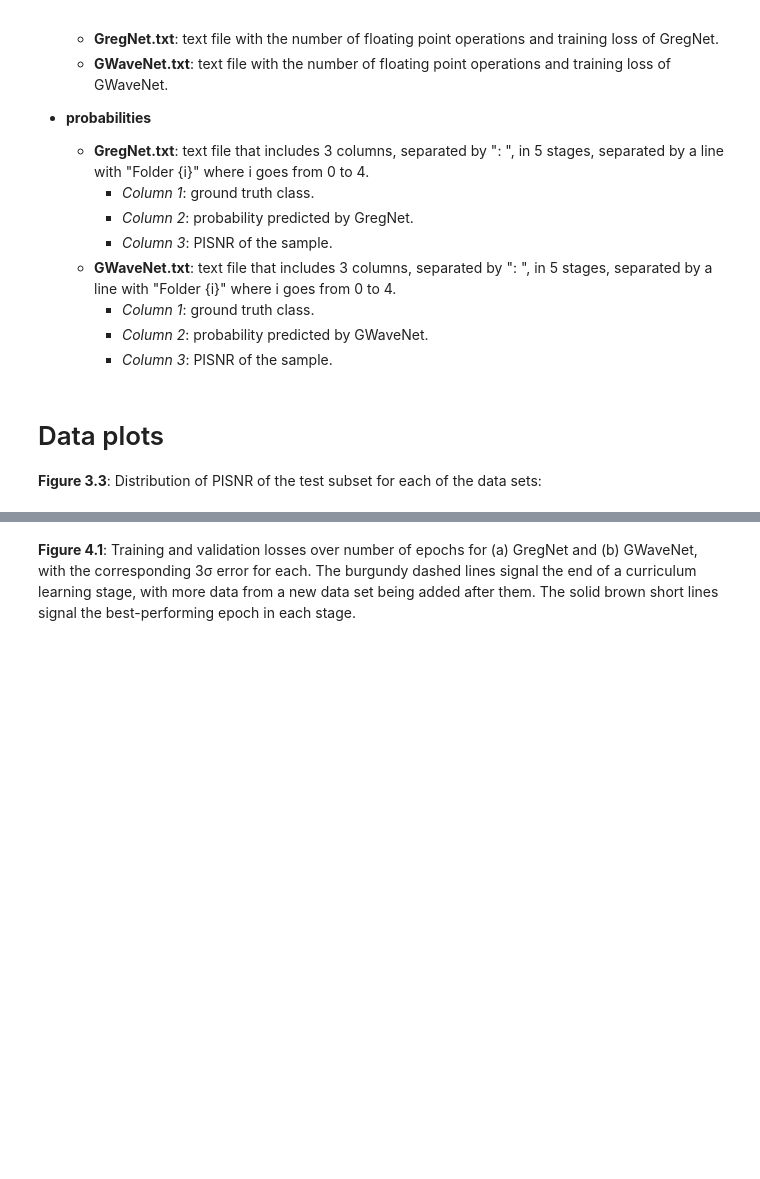
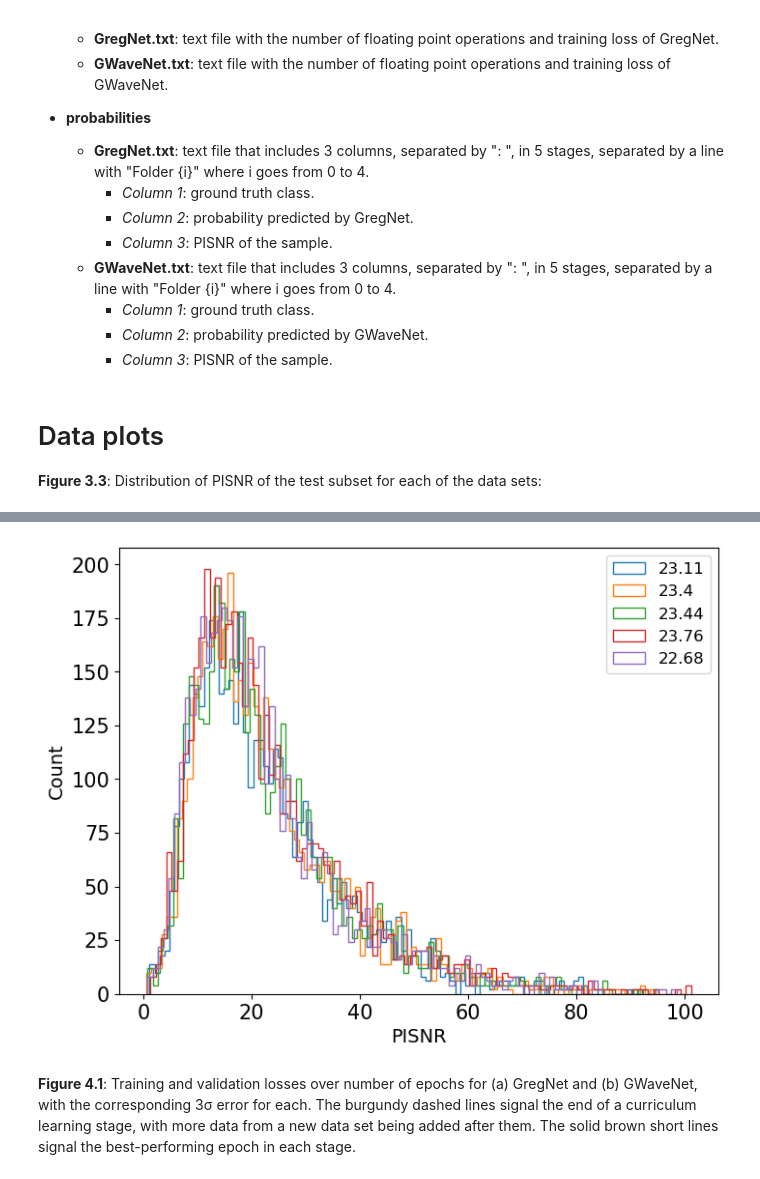
Before and after one commit to anaismartins/deploying-custom-nn-in-fpga, a Jupyter notebook: figures/plotting.ipynb, the cells around one changed output, grey strips where cells are left out. Drawn from its saved outputs; the diff is of its cells as text; code cells hidden in the pictures; blank space fills up the shorter version.

```diff
--- a/figures/plotting.ipynb
+++ b/figures/plotting.ipynb
@@ -113,2 +121,38 @@ model = "GWaveNet"
+# %%
+# irrelevant which model is used for this plot, since it only takes the PISNR stats
+
+with open(filename_probabilities_GregNet, "r") as f:
+    lines = f.readlines()
+
+pisnr = []
+tmp_pisnr = []
+
+for line in lines:
+    if "Folder" in line:
+        if tmp_pisnr:
+            pisnr.append(tmp_pisnr)
+            tmp_pisnr = []
+    else:
+        tmp_pisnr.append(float(line.split(": ")[2]))
+
+pisnr.append(tmp_pisnr)
+
+h = []
+n_bins = []
+
+for i in range(len(pisnr)):
+    h.append(2 * iqr(pisnr[i]) / (len(pisnr[i]) ** (1 / 3)))
+    n_bins.append(int((max(pisnr[i]) - min(pisnr[i])) / h[i]))
+
+i = 0
+for i in range(len(pisnr)):
+    plt.hist(pisnr[i], histtype='step', bins=100, label=np.round(np.mean(pisnr[i]), 2))
+
+plt.xlabel("PISNR")
+plt.ylabel("Count")
+plt.legend(loc="best")
+plt.show()
+# %% [output]
+[figure, added]
 # %% [markdown]
 **Figure 4.1**: Training and validation losses over number of epochs for (a) GregNet and (b) GWaveNet, with the corresponding 3σ error for each. The burgundy dashed lines signal the end of a curriculum learning stage, with more data from a new data set being added after them. The solid brown short lines signal the best-performing epoch in each stage.
```
Also changed, not shown: parts of 13 cells of this notebook, 9 other files.
